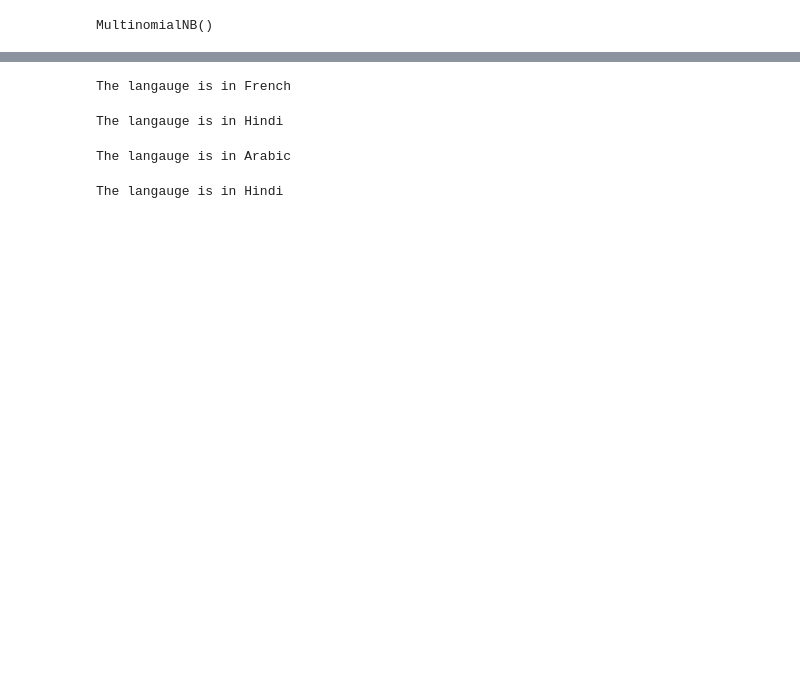
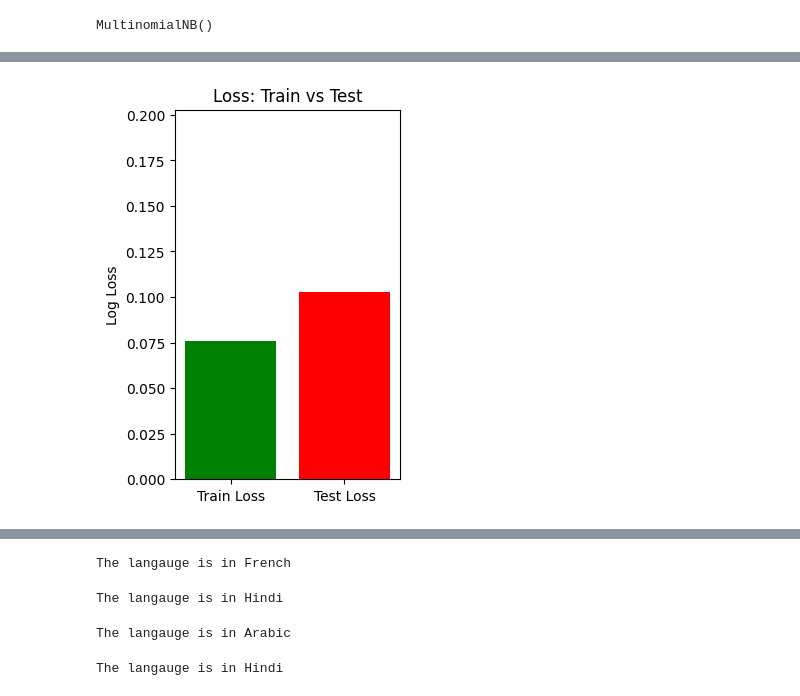
Before and after one commit to Abhilitcode/LanguageBuddy, a Jupyter notebook: LingoDetection.ipynb, the cells around one changed output, grey strips where cells are left out. Cells and saved outputs as stored; diff of their text form; code cells hidden in the pictures; blank space fills up the shorter version.

```diff
--- a/LingoDetection.ipynb
+++ b/LingoDetection.ipynb
@@ -629,0 +582,4 @@ Accuracy is : 0.9785486079415792
+# %%
+train_loss = log_loss(y_train, model.predict_proba(x_train))
+# %%
+test_loss = log_loss(y_test, model.predict_proba(x_test))
@@ -629,0 +605,8 @@ Accuracy is : 0.9785486079415792
+# %%
+# Plotting loss
+plt.subplot(1, 2, 2)
+plt.bar(['Train Loss', 'Test Loss'], [train_loss, test_loss], color=['green', 'red'])
+plt.ylim(0, max(train_loss, test_loss) + 0.1)
+plt.ylabel('Log Loss')
+plt.title('Loss: Train vs Test')
+# %% [output]
@@ -630,3 +614,4 @@ Accuracy is : 0.9785486079415792
+[figure, added]
 # %%
 print(cm)
 # %% [output]
```
Also changed, not shown: parts of 30 cells of this notebook.
